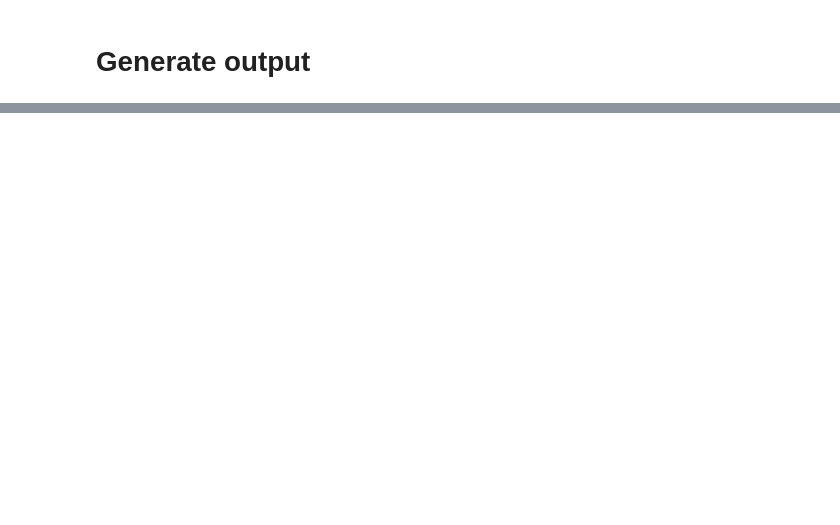
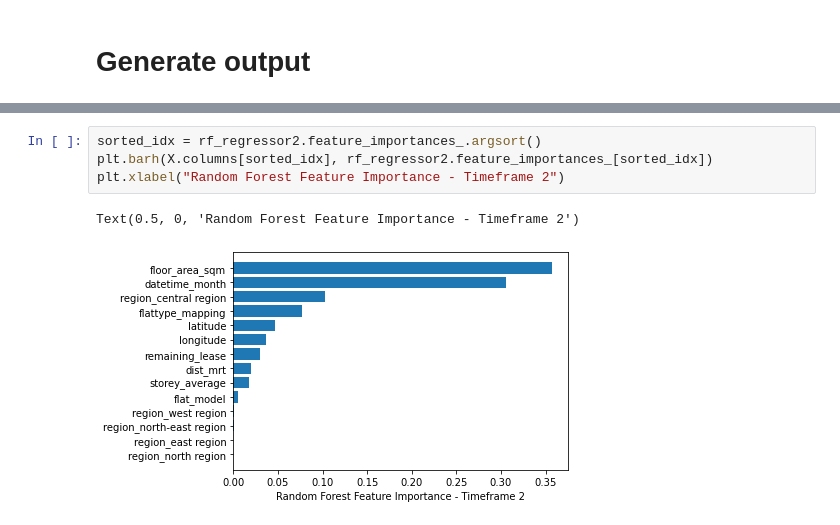
Before and after one commit to kuantzuhsiang/CS5228-Kaggle-Competition, a Jupyter notebook: regressions.ipynb, the cells around one changed output, grey strips where cells are left out. Cells and saved outputs as stored; diff of their text form; blank space fills up the shorter version.

```diff
--- a/regressions.ipynb
+++ b/regressions.ipynb
@@ -1419,0 +1561,7 @@ df_out.to_csv('./submission_xgb_opt.csv', index = False, header=True)
+# %%
+sorted_idx = rf_regressor2.feature_importances_.argsort()
+plt.barh(X.columns[sorted_idx], rf_regressor2.feature_importances_[sorted_idx])
+plt.xlabel("Random Forest Feature Importance - Timeframe 2")
+# %% [output]
+Text(0.5, 0, 'Random Forest Feature Importance - Timeframe 2')
+[figure, added]
```
Also changed, not shown: parts of 52 cells of this notebook, 1 other file.
